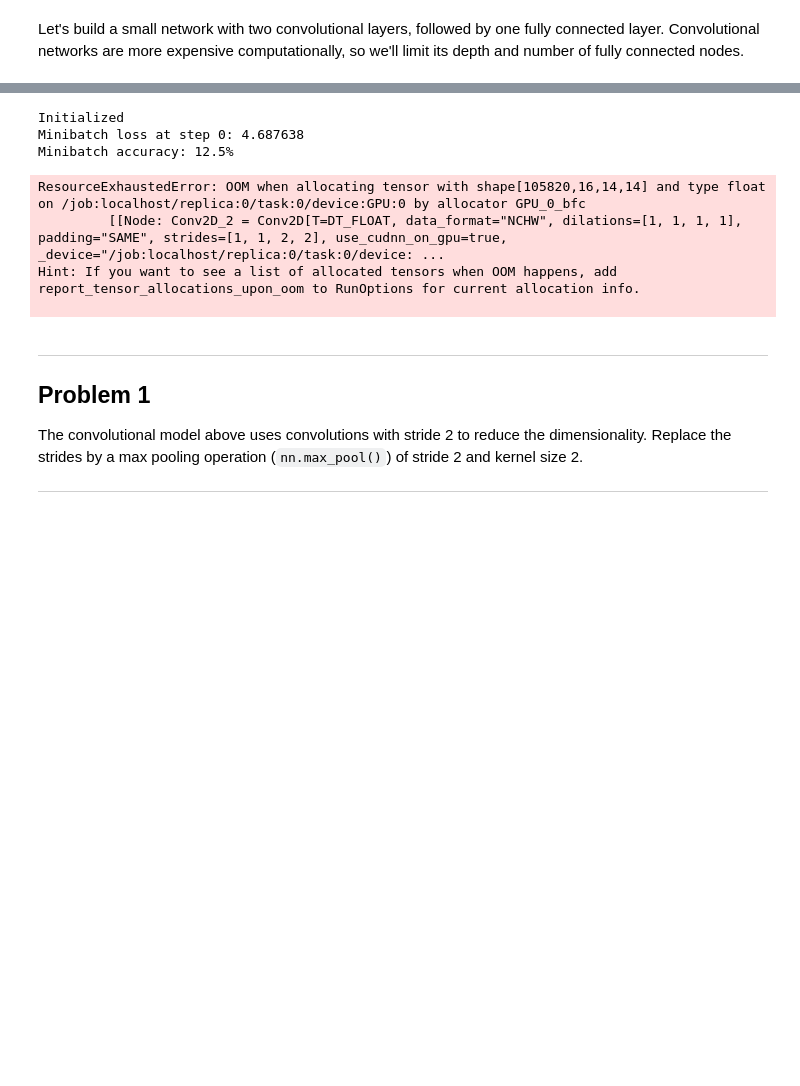
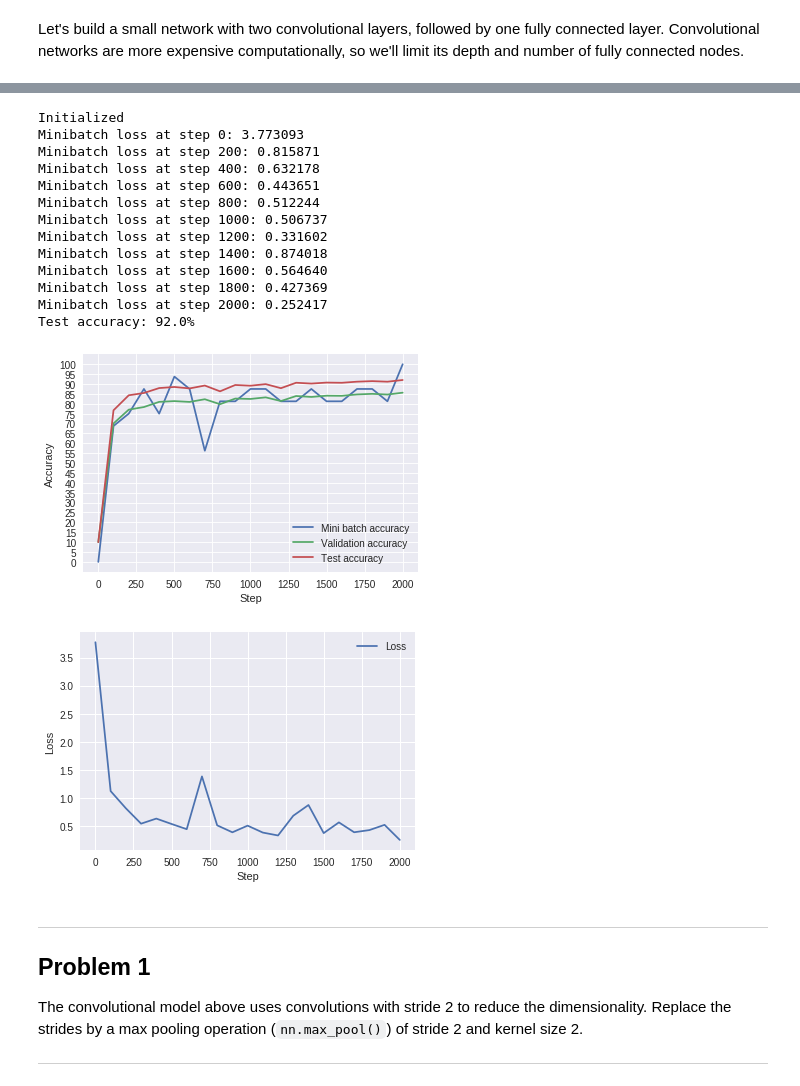
Before and after one commit to mhwasil/tensorflow_beginners, a Jupyter notebook: 4_convolutions.ipynb, the cells around one changed output, grey strips where cells are left out. Drawn from its saved outputs; the diff is of its cells as text; code cells hidden in the pictures; blank space fills up the shorter version.

```diff
--- a/4_convolutions.ipynb
+++ b/4_convolutions.ipynb
@@ -62,6 +88,25 @@ Test set (18724, 28, 28, 1) (18724, 10)
 # %%
 def accuracy(predictions, labels):
     return (100.0 * np.sum(np.argmax(predictions, 1) == np.argmax(labels, 1)) / predictions.shape[0])
+# %%
+def plot_acc(x, step_list, labels, y_label="Accuracy"):
+    fig = plt.figure()
+    ax = fig.add_subplot(111)
+    for data, label in zip(x, labels):
+        ax.plot(step_list, data, label = label)
+    ax.set_ylabel(y_label)
+    ax.set_xlabel("Step")
+    ax.grid(True)
+
+    if y_label=="Accuracy":
+        major_ticks = np.arange(0, 101, 5)
+        minor_ticks = np.arange(0, 101, 5)
+        ax.set_yticks(major_ticks)
+        ax.set_yticks(minor_ticks, minor=True)
+        ax.grid(which='major', alpha=0.9)
+
+    plt.legend()
+    plt.show()
 # %% [markdown]
 Let's build a small network with two convolutional layers, followed by one fully connected layer. Convolutional networks are more expensive computationally, so we'll limit its depth and number of fully connected nodes.
 # %%
@@ -128,30 +165,56 @@ See @{tf.nn.softmax_cross_entropy_with_logits_v2}.
 # %%
-num_steps = 1001
+num_steps = 2001
+
+mini_batch_loss_list = []
+mini_batch_acc = []
+valid_acc = []
+test_acc = []
+step_list = []
+loss_list = []
 
 with tf.Session(graph=graph) as session:
     tf.global_variables_initializer().run()
     print('Initialized')
     for step in range(num_steps):
         offset = (step * batch_size) % (train_labels.shape[0] - batch_size)
         batch_data = train_dataset[offset:(offset + batch_size), :, :, :]
         batch_labels = train_labels[offset:(offset + batch_size), :]
         feed_dict = {tf_train_dataset : batch_data, tf_train_labels : batch_labels}
         _, l, predictions = session.run(
           [optimizer, loss, train_prediction], feed_dict=feed_dict)
-        if (step % 50 == 0):
+        if (step % 100 == 0):
+            loss_list.append(l)
+            mini_batch_acc.append(accuracy(predictions, batch_labels))
+            valid_acc.append(accuracy(valid_prediction.eval(), valid_labels))
+            test_acc.append(accuracy(test_prediction.eval(), test_labels))
+            step_list.append(step)
+        if (step % 200 == 0):
             print('Minibatch loss at step %d: %f' % (step, l))
-            print('Minibatch accuracy: %.1f%%' % accuracy(predictions, batch_labels))
-            print('Validation accuracy: %.1f%%' % accuracy(
-            valid_prediction.eval(), valid_labels))
-    print('Test accuracy: %.1f%%' % accuracy(test_prediction.eval(), test_labels))
+            #print('Minibatch accuracy: %.1f%%' % accuracy(
+            #    predictions, batch_labels))
+            #print('Validation accuracy: %.1f%%' % accuracy(
+            #    valid_prediction.eval(), valid_labels))
+    print('Test accuracy: %.1f%%' % accuracy(
+           test_prediction.eval(), test_labels))
+plot_acc([mini_batch_acc, valid_acc, test_acc], step_list,
+         ['Mini batch accuracy', 'Validation accuracy', 'Test accuracy'])
+plot_acc([loss_list], step_list, ['Loss'], y_label="Loss")
 # %% [output]
 Initialized
-Minibatch loss at step 0: 4.687638
-Minibatch accuracy: 12.5%
+Minibatch loss at step 0: 3.773093
+Minibatch loss at step 200: 0.815871
+Minibatch loss at step 400: 0.632178
+Minibatch loss at step 600: 0.443651
+Minibatch loss at step 800: 0.512244
+Minibatch loss at step 1000: 0.506737
+Minibatch loss at step 1200: 0.331602
+Minibatch loss at step 1400: 0.874018
+Minibatch loss at step 1600: 0.564640
+Minibatch loss at step 1800: 0.427369
+Minibatch loss at step 2000: 0.252417
+Test accuracy: 92.0%
-ResourceExhaustedError: OOM when allocating tensor with shape[105820,16,14,14] and type float on /job:localhost/replica:0/task:0/device:GPU:0 by allocator GPU_0_bfc
-         [[Node: Conv2D_2 = Conv2D[T=DT_FLOAT, data_format="NCHW", dilations=[1, 1, 1, 1], padding="SAME", strides=[1, 1, 2, 2], use_cudnn_on_gpu=true, _device="/job:localhost/replica:0/task:0/device: ...
-Hint: If you want to see a list of allocated tensors when OOM happens, add report_tensor_allocations_upon_oom to RunOptions for current allocation info.
-
+[figure, added]
+[figure, added]
 # %% [markdown]
 ---
 Problem 1
```
Also changed, not shown: parts of 17 cells of this notebook.
